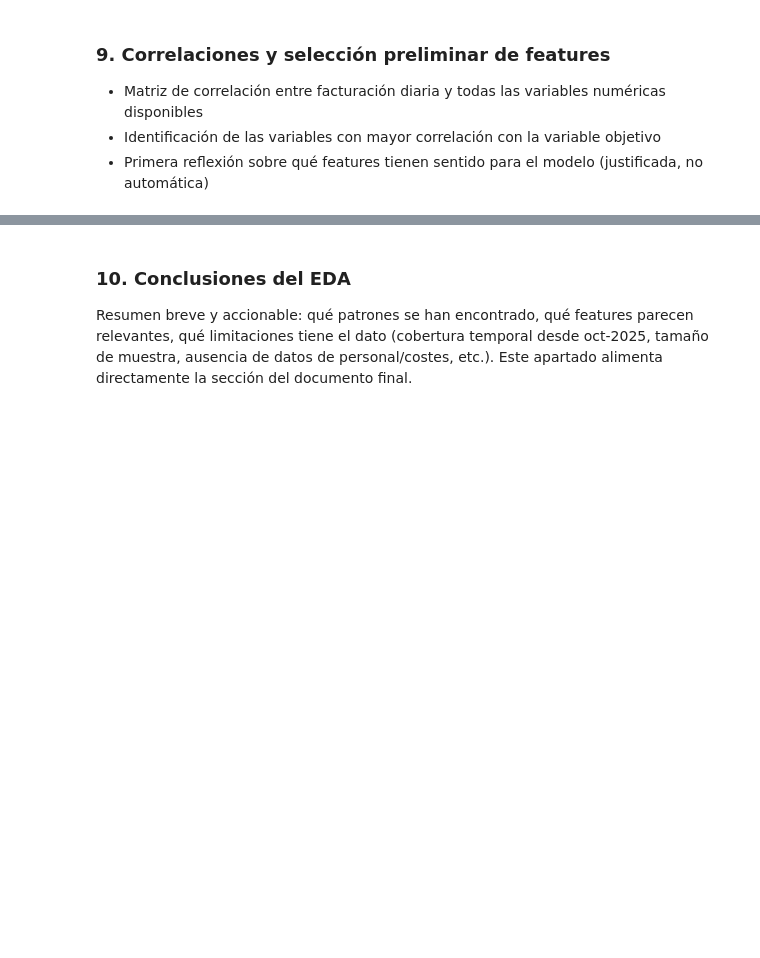
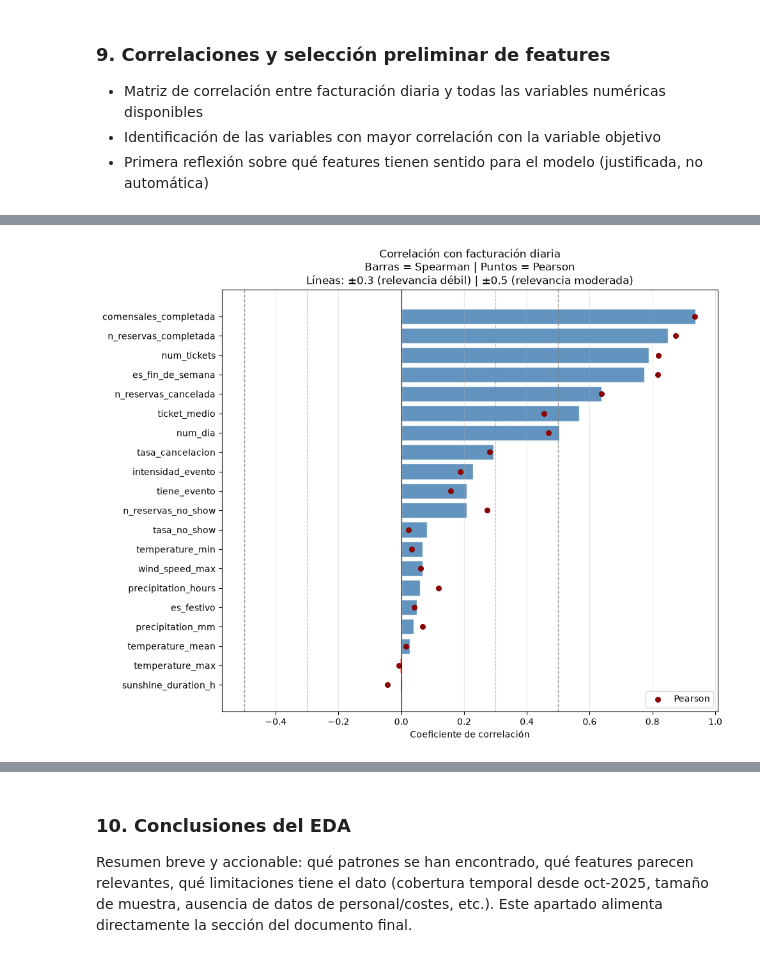
Before and after one commit to Joaquindam/TFM-Hosteleria-AI, a Jupyter notebook: notebooks/03_EDA.ipynb, the cells around one changed output, grey strips where cells are left out. Saved outputs shown, nothing was run; the diff lists cells and outputs as text; code cells hidden in the pictures; blank space fills up the shorter version.

```diff
--- a/notebooks/03_EDA.ipynb
+++ b/notebooks/03_EDA.ipynb
@@ -2505,0 +2550,35 @@ print(f"  {df_gold.shape[0]:,} filas × {df_gold.shape[1]} columnas")
+# %%
+#Gráfico de correlaciones con la variable objetivo:
+
+fig, ax = plt.subplots(figsize=(10, 8))
+
+colores = ['steelblue' if v > 0 else 'salmon'
+           for v in correlaciones_obj['Spearman']]
+
+bars = ax.barh(correlaciones_obj.index[::-1],
+               correlaciones_obj['Spearman'][::-1],
+               color=colores[::-1], alpha=0.85, edgecolor='white')
+
+# Pearson como puntos superpuestos
+ax.scatter(correlaciones_obj['Pearson'][::-1],
+           range(len(correlaciones_obj)),
+           color='darkred', zorder=5, s=30, label='Pearson')
+
+ax.axvline(0,    color='black', linewidth=0.8)
+ax.axvline(0.3,  color='grey', linewidth=0.8, linestyle='--', alpha=0.6)
+ax.axvline(-0.3, color='grey', linewidth=0.8, linestyle='--', alpha=0.6)
+ax.axvline(0.5,  color='grey', linewidth=1.0, linestyle='--', alpha=0.8)
+ax.axvline(-0.5, color='grey', linewidth=1.0, linestyle='--', alpha=0.8)
+
+ax.set_title('Correlación con facturación diaria\n'
+             'Barras = Spearman | Puntos = Pearson\n'
+             'Líneas: ±0.3 (relevancia débil) | ±0.5 (relevancia moderada)')
+ax.set_xlabel('Coeficiente de correlación')
+ax.legend()
+ax.grid(axis='x', alpha=0.3)
+
+plt.tight_layout()
+plt.savefig(FIGURES_DIR / 'correlaciones_objetivo.png', dpi=150, bbox_inches='tight')
+plt.show()
+# %% [output]
+[figure, added]
```
Also changed, not shown: parts of 10 cells of this notebook, 2 other files.
